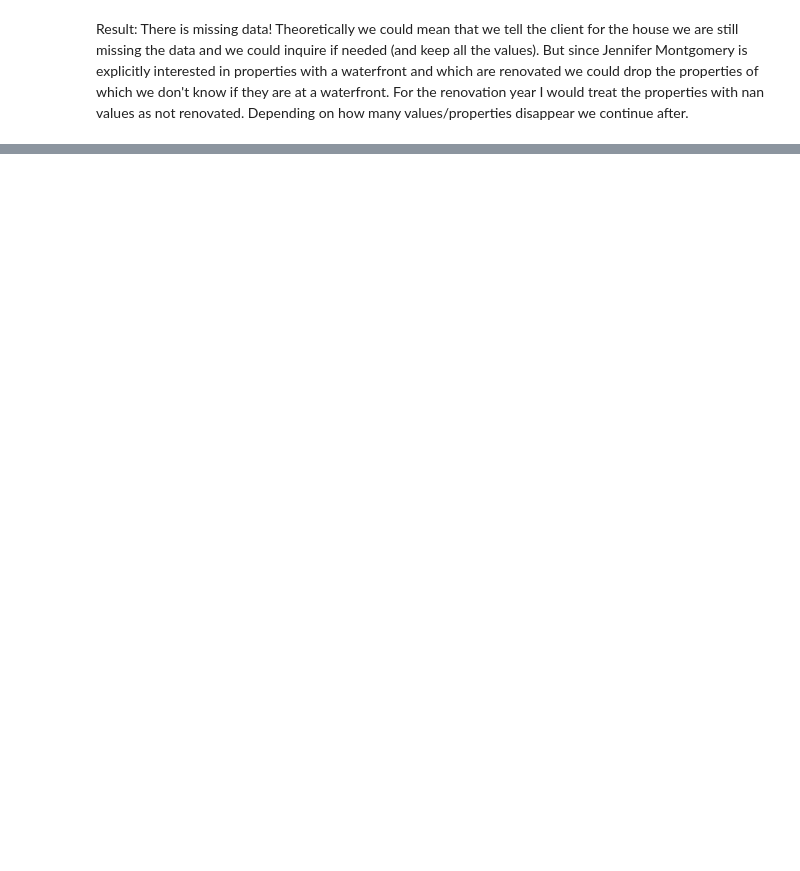
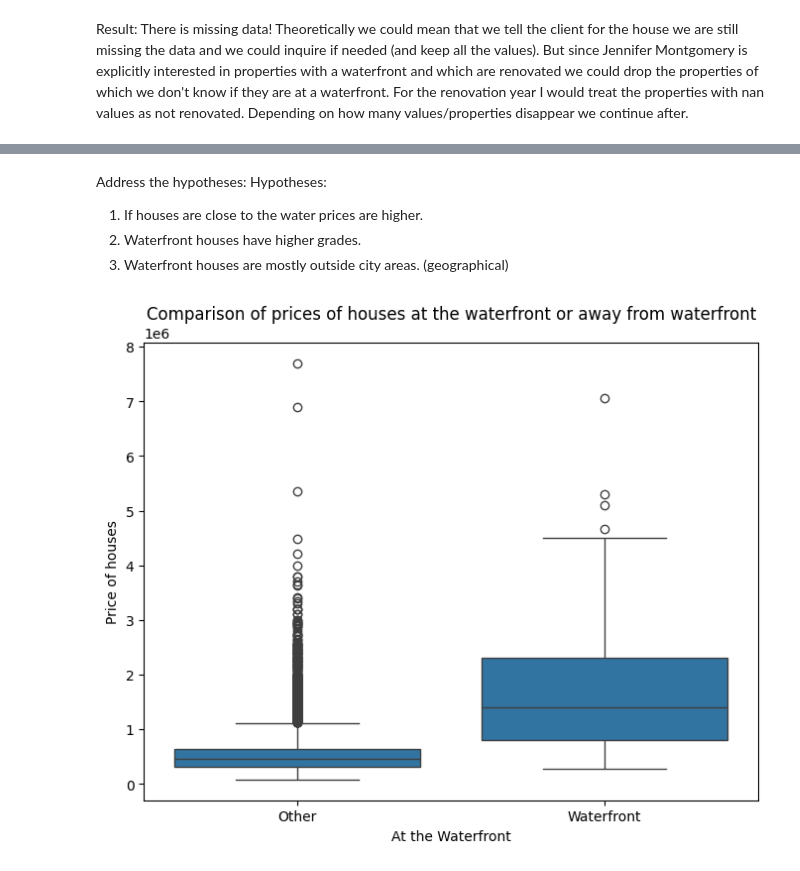
Before and after one commit to marcbp88/EDA-Project, a Jupyter notebook: EDA.ipynb, the cells around one changed output, grey strips where cells are left out. Saved outputs shown, nothing was run; the diff lists cells and outputs as text; code cells hidden in the pictures; blank space fills up the shorter version.

```diff
--- a/EDA.ipynb
+++ b/EDA.ipynb
@@ -352,0 +590,33 @@ Result: There is missing data! Theoretically we could mean that we tell the clie
+# %% [markdown]
+Address the hypotheses:
+Hypotheses:
+1. If houses are close to the water prices are higher.
+2. Waterfront houses have higher grades.
+3. Waterfront houses are mostly outside city areas. (geographical)
+# %%
+#1 produce box plot of houses at waterfront and not and the prices
+#ceate copy of df_kc_nonan for plotting
+df_kc_nonan_cp = df_kc_nonan.copy()
+#change label of waterfront
+df_kc_nonan_cp['waterfront'] = df_kc_nonan_cp['waterfront'].map({0: 'Other', 1: 'Waterfront'})
+#use plotly, for that use the dataframe without nan values in waterfront and yr_renovated
+fig = px.box(df_kc_nonan_cp, x='waterfront', y='price', points='all',
+             labels={
+                     "waterfront": "At the Waterfront",
+                     "price": "Price of houses"
+                 },
+                title="Comparison of prices of houses of waterfront or away from waterfront")
+
+fig.show()
+# %%
+plt.figure(figsize=(8, 6))
+sns.boxplot(data=df_kc_nonan_cp, x='waterfront', y='price', showfliers=True)
+
+# Customize labels and title
+plt.xlabel("At the Waterfront")
+plt.ylabel("Price of houses")
+plt.title("Comparison of prices of houses at the waterfront or away from waterfront")
+
+plt.show()
+# %% [output]
+[figure, added]
```
Also changed, not shown: parts of 55 cells of this notebook, 5 other files.
